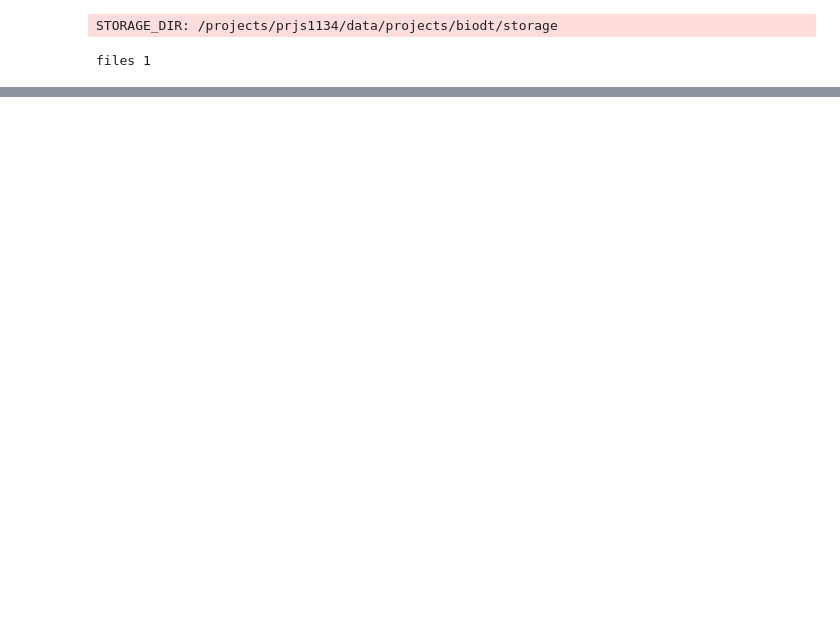
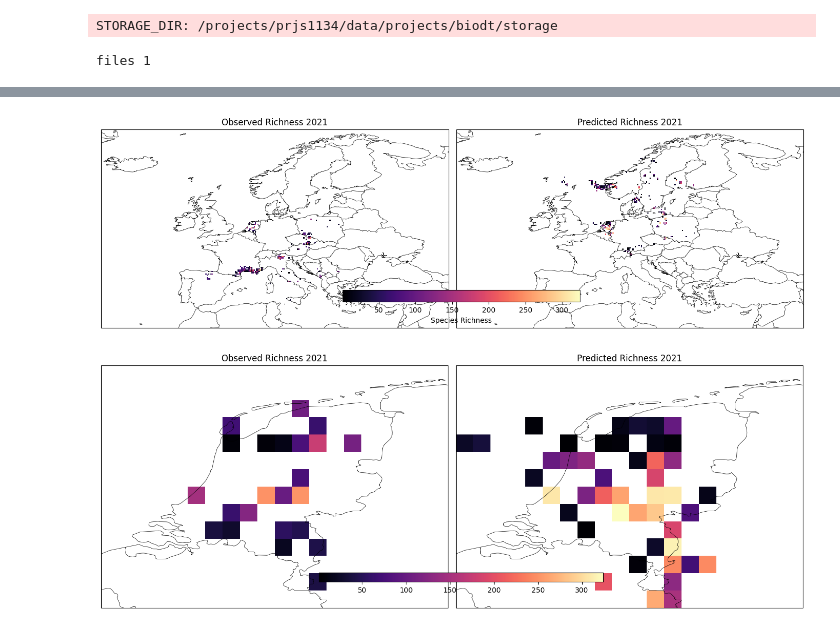
Before and after one commit to BioDT/bfm-finetune, a Jupyter notebook: notebooks/visualise_eval.ipynb, the cells around one changed output, grey strips where cells are left out. Saved outputs shown, nothing was run; the diff lists cells and outputs as text; code cells hidden in the pictures; blank space fills up the shorter version.

```diff
--- a/notebooks/visualise_eval.ipynb
+++ b/notebooks/visualise_eval.ipynb
@@ -122,0 +262,75 @@ plot_error_violin(abs_err.reshape(500, -1).numpy())
+# %%
+import torch
+import matplotlib.pyplot as plt
+
+# pred_tensor and pred_matrix already loaded above
+# Read predictions for 2021
+pred_path = "/home/tkhan/bfm-finetune/outputs_bfm_finetune_48800/predictions/finetune_predictions.pt"
+pred_tensor = torch.load(pred_path, map_location="cpu")
+
+# Compute predicted richness per cell as number of species with prediction > 0.5
+pred_matrix = pred_tensor.squeeze().numpy()  # shape: (500, 160, 280)
+pred_richness = (pred_matrix > 0.5).sum(axis=0)  # shape: (160, 280)
+
+# Select only 2021 data for observed richness
+df_2021 = df[df["year"] == 2021]
+lon_idx_2021 = np.searchsorted(lon_edges, df_2021["lon"], side="right") - 1
+lat_idx_2021 = np.searchsorted(lat_edges, df_2021["lat"], side="right") - 1
+inside_2021 = (lon_idx_2021 >= 0) & (lon_idx_2021 < n_x) & (lat_idx_2021 >= 0) & (lat_idx_2021 < n_y)
+
+cell_key_2021 = lat_idx_2021[inside_2021] * n_x + lon_idx_2021[inside_2021]
+richness_2021 = (
+    pd.DataFrame({"cell": cell_key_2021, "sp": df_2021["speciesId"].values[inside_2021]})
+      .drop_duplicates()
+      .groupby("cell").size()
+      .reindex(range(n_x * n_y), fill_value=0)
+      .values.reshape(n_y, n_x)
+)
+
+rich_mask_2021 = np.ma.masked_where(richness_2021 == 0, richness_2021)
+pred_rich_mask = np.ma.masked_where(pred_richness == 0, pred_richness)
+
+fig, axs = plt.subplots(1, 2, figsize=(14, 6), subplot_kw=dict(projection=proj))
+
+im0 = axs[0].pcolormesh(lon_edges, lat_edges, rich_mask_2021, cmap=cmap, vmin=1, shading="auto", transform=proj)
+axs[0].set_title("Observed Richness 2021")
+axs[0].set_extent(extent, crs=proj)
+axs[0].add_feature(cfeature.COASTLINE, linewidth=0.5)
+axs[0].add_feature(cfeature.BORDERS, linewidth=0.5)
+
+# For prediction, create new edges for 0.25° grid covering 160x280
+pred_lat_edges = np.linspace(extent[2], extent[3], 161)  # 160 cells
+pred_lon_edges = np.linspace(extent[0], extent[1], 281)  # 280 cells
+
+im1 = axs[1].pcolormesh(pred_lon_edges, pred_lat_edges, pred_rich_mask, cmap=cmap, vmin=1, shading="auto", transform=proj)
+axs[1].set_title("Predicted Richness 2021")
+axs[1].set_extent(extent, crs=proj)
+axs[1].add_feature(cfeature.COASTLINE, linewidth=0.5)
+axs[1].add_feature(cfeature.BORDERS, linewidth=0.5)
+
+fig.colorbar(im1, ax=axs, fraction=0.05, pad=0.07, label="Species Richness", location="bottom")
+plt.tight_layout()
+plt.show()
+
+nl_extent = (3, 8, 50.5, 54)
+
+fig, axs = plt.subplots(1, 2, figsize=(14, 6), subplot_kw=dict(projection=proj))
+
+im0 = axs[0].pcolormesh(lon_edges, lat_edges, rich_mask_2021, cmap=cmap, vmin=1, shading="auto", transform=proj)
+axs[0].set_title("Observed Richness 2021")
+axs[0].set_extent(nl_extent, crs=proj)
+axs[0].add_feature(cfeature.COASTLINE, linewidth=0.5)
+axs[0].add_feature(cfeature.BORDERS, linewidth=0.5)
+
+im1 = axs[1].pcolormesh(pred_lon_edges, pred_lat_edges, pred_rich_mask, cmap=cmap, vmin=1, shading="auto", transform=proj)
+axs[1].set_title("Predicted Richness 2021")
+axs[1].set_extent(nl_extent, crs=proj)
+axs[1].add_feature(cfeature.COASTLINE, linewidth=0.5)
+axs[1].add_feature(cfeature.BORDERS, linewidth=0.5)
+
+fig.colorbar(im1, ax=axs, fraction=0.04, pad=0.02, aspect=30, location="bottom")
+plt.tight_layout()
+plt.show()
+# %% [output]
+[figure, added]
+[figure, added]
```
Also changed, not shown: parts of 12 cells of this notebook, 4 other files.
